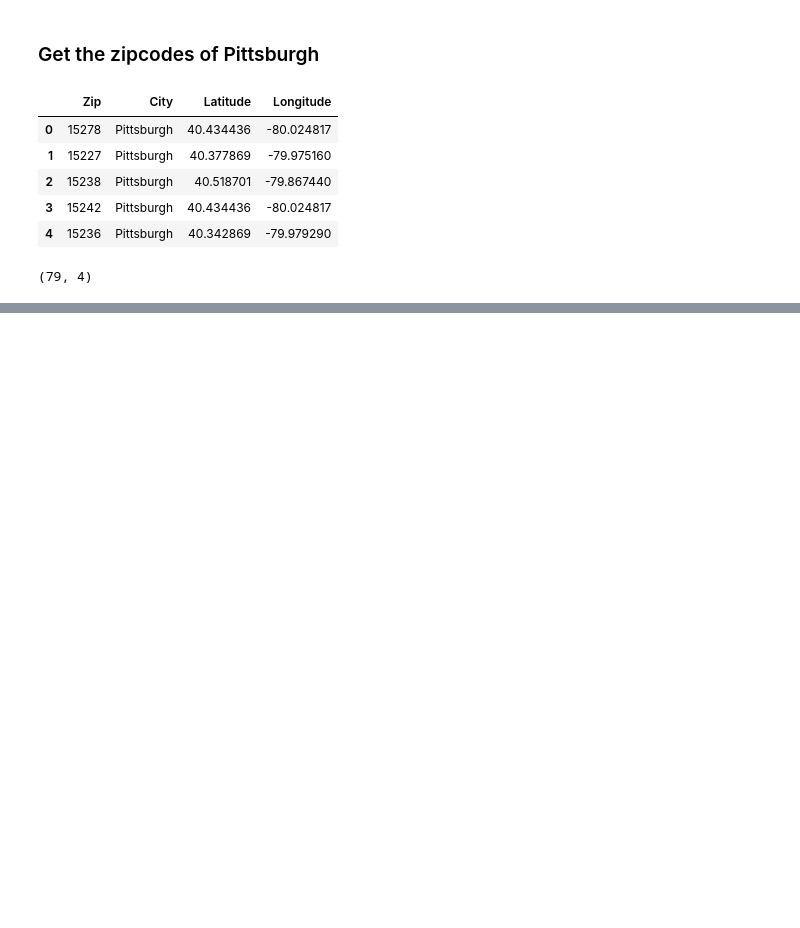
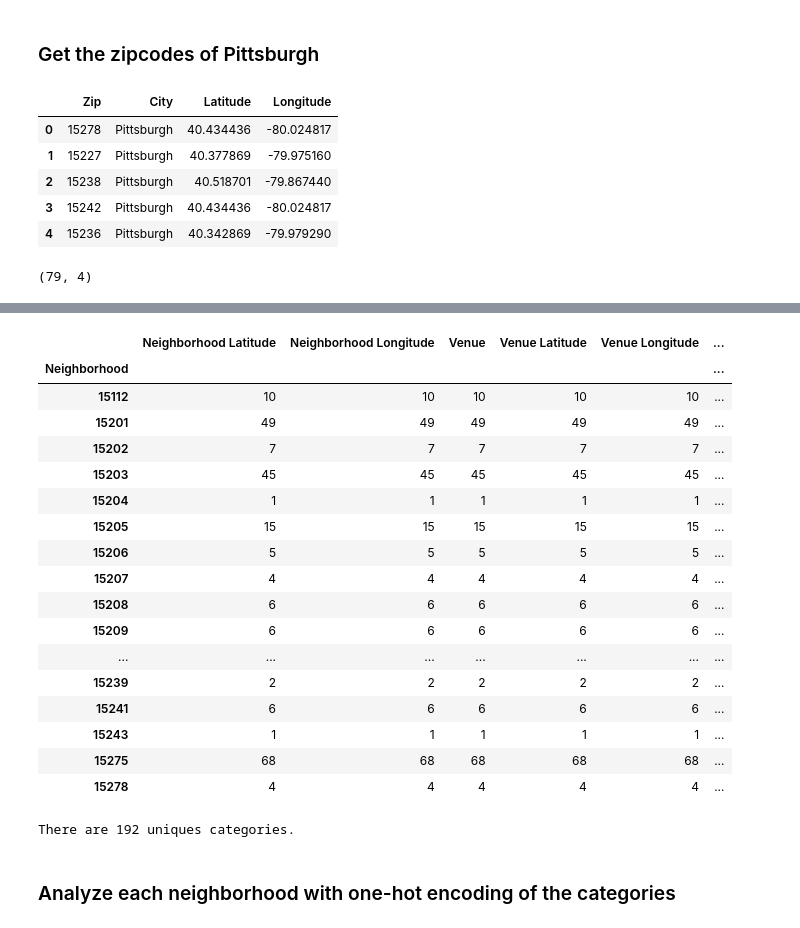
Before and after one commit to crickettay13/Coursera_Capstone, a Jupyter notebook: The Battle of Neighborhoods.ipynb, the cells around one changed output, grey strips where cells are left out. Drawn from its saved outputs; the diff is of its cells as text; code cells hidden in the pictures; blank space fills up the shorter version.

Commit message:
Week 5 version

```diff
--- a/The Battle of Neighborhoods.ipynb
+++ b/The Battle of Neighborhoods.ipynb
@@ -60,0 +124,8 @@ pitt_data.shape
+# %%
+address = 'Pittsburgh, PA'
+
+geolocator = Nominatim(user_agent="pitt_explorer")
+location = geolocator.geocode(address)
+latitude = location.latitude
+longitude = location.longitude
+print('The geograpical coordinate of Pittsburgh are {}, {}.'.format(latitude, longitude))
@@ -60,0 +136,19 @@ pitt_data.shape
+# %%
+# create map of Pittsburgh using latitude and longitude values
+map_pitt = folium.Map(location=[latitude, longitude], zoom_start=11)
+
+# add markers to map
+for lat, lng,Zip in zip(pitt_data['Latitude'], pitt_data['Longitude'], pitt_data['Neighborhood']):
+    label = '{}'.format(Zip)
+    label = folium.Popup(label, parse_html=True)
+    folium.CircleMarker(
+        [lat, lng],
+        radius=5,
+        popup=label,
+        color='blue',
+        fill=True,
+        fill_color='#3186cc',
+        fill_opacity=0.7,
+        parse_html=False).add_to(map_pitt)
+
+map_pitt
@@ -60,0 +159,8 @@ pitt_data.shape
+# %%
+CLIENT_ID = 'KTVSBSRPWUBXQDVILIXX1WHKEPNFT2JQ42HJOTBZO0K4TCKU' # your Foursquare ID
+CLIENT_SECRET = '5P4LQMAS2IZU4CGYV31LHDXGT1X1JHTYP0ARBBP0KVK5BUFG' # your Foursquare Secret
+VERSION = '20180605' # Foursquare API version
+
+print('Your credentails:')
+print('CLIENT_ID: ' + CLIENT_ID)
+print('CLIENT_SECRET:' + CLIENT_SECRET)
@@ -60,0 +213,6 @@ pitt_data.shape
+# %%
+LIMIT = 100 # limit of number of venues returned by Foursquare API
+pitt_venues = getNearbyVenues(names=pitt_data['Neighborhood'],
+                                   latitudes=pitt_data['Latitude'],
+                                   longitudes=pitt_data['Longitude']
+                                  )
@@ -60,0 +248,27 @@ pitt_data.shape
+# %%
+pitt_venues.groupby('Neighborhood').count()
+# %% [output]
+|  | Neighborhood Latitude | Neighborhood Longitude | Venue | Venue Latitude | Venue Longitude | ... |
+| Neighborhood |  |  |  |  |  | ... |
+| 15112 | 10 | 10 | 10 | 10 | 10 | ... |
+| 15201 | 49 | 49 | 49 | 49 | 49 | ... |
+| 15202 | 7 | 7 | 7 | 7 | 7 | ... |
+| 15203 | 45 | 45 | 45 | 45 | 45 | ... |
+| 15204 | 1 | 1 | 1 | 1 | 1 | ... |
+| 15205 | 15 | 15 | 15 | 15 | 15 | ... |
+| 15206 | 5 | 5 | 5 | 5 | 5 | ... |
+| 15207 | 4 | 4 | 4 | 4 | 4 | ... |
+| 15208 | 6 | 6 | 6 | 6 | 6 | ... |
+| 15209 | 6 | 6 | 6 | 6 | 6 | ... |
+| ... | ... | ... | ... | ... | ... | ... |
+| 15239 | 2 | 2 | 2 | 2 | 2 | ... |
+| 15241 | 6 | 6 | 6 | 6 | 6 | ... |
+| 15243 | 1 | 1 | 1 | 1 | 1 | ... |
+| 15275 | 68 | 68 | 68 | 68 | 68 | ... |
+| 15278 | 4 | 4 | 4 | 4 | 4 | ... |
+# %%
+print('There are {} uniques categories.'.format(len(pitt_venues['Venue Category'].unique())))
+# %% [output]
+There are 192 uniques categories.
+# %% [markdown]
+### Analyze each neighborhood with one-hot encoding of the categories
```
Also changed, not shown: parts of 51 cells of this notebook.
